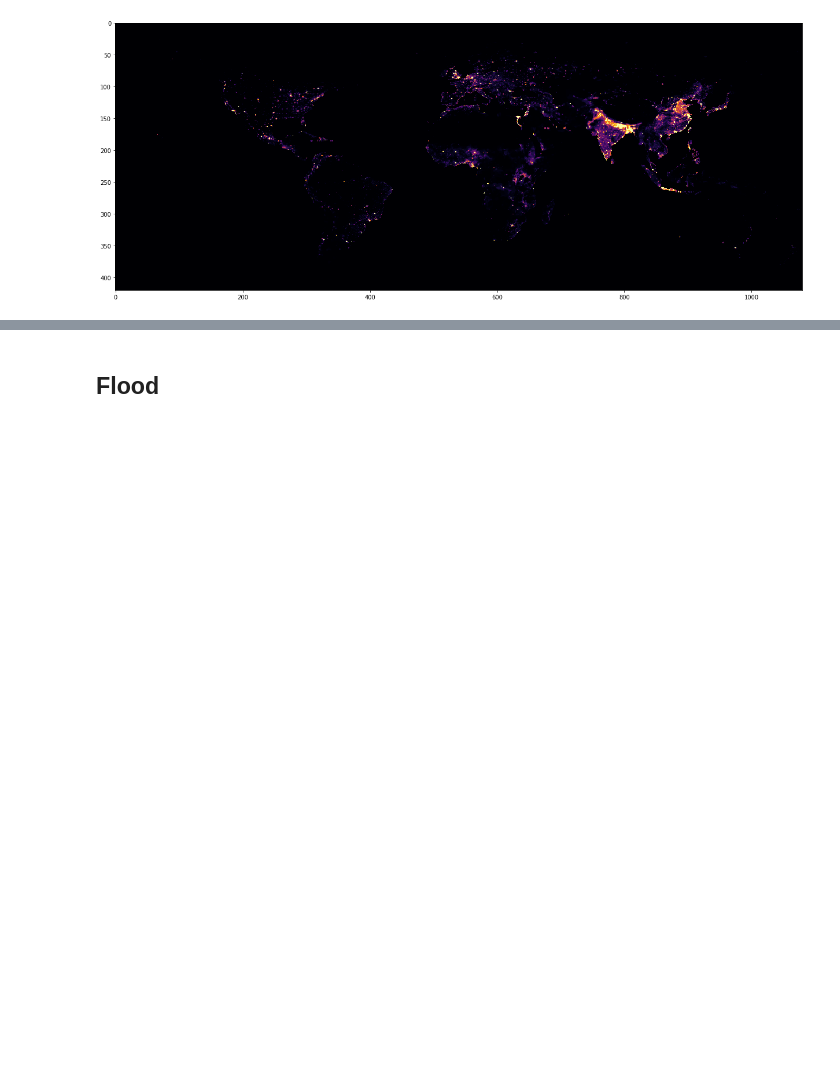
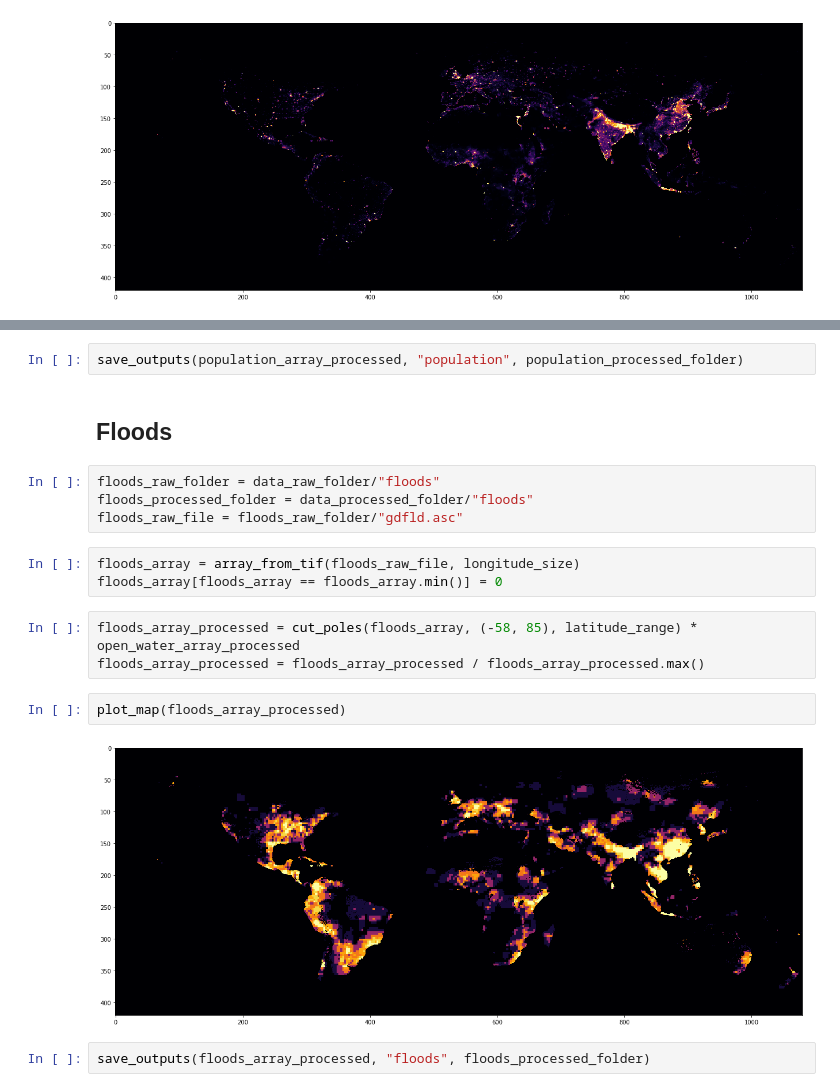
Before and after one commit to miguel-bm/pandora, a Jupyter notebook: notebooks/common_format.ipynb, the cells around one changed output, grey strips where cells are left out. Cells and saved outputs as stored; diff of their text form; blank space fills up the shorter version.

Commit message:
feat: Add image output to map dataset processing

```diff
--- a/notebooks/common_format.ipynb
+++ b/notebooks/common_format.ipynb
@@ -232,2 +225,20 @@ array_to_json(population_array_processed, population_processed_folder/"cultivate
+# %%
+save_outputs(population_array_processed, "population", population_processed_folder)
 # %% [markdown]
-## Flood
+## Floods
+# %%
+floods_raw_folder = data_raw_folder/"floods"
+floods_processed_folder = data_processed_folder/"floods"
+floods_raw_file = floods_raw_folder/"gdfld.asc"
+# %%
+floods_array = array_from_tif(floods_raw_file, longitude_size)
+floods_array[floods_array == floods_array.min()] = 0
+# %%
+floods_array_processed = cut_poles(floods_array, (-58, 85), latitude_range) * open_water_array_processed
+floods_array_processed = floods_array_processed / floods_array_processed.max()
+# %%
+plot_map(floods_array_processed)
+# %% [output]
+[figure, added]
+# %%
+save_outputs(floods_array_processed, "floods", floods_processed_folder)
```
Also changed, not shown: parts of 16 cells of this notebook, 10 other files.
